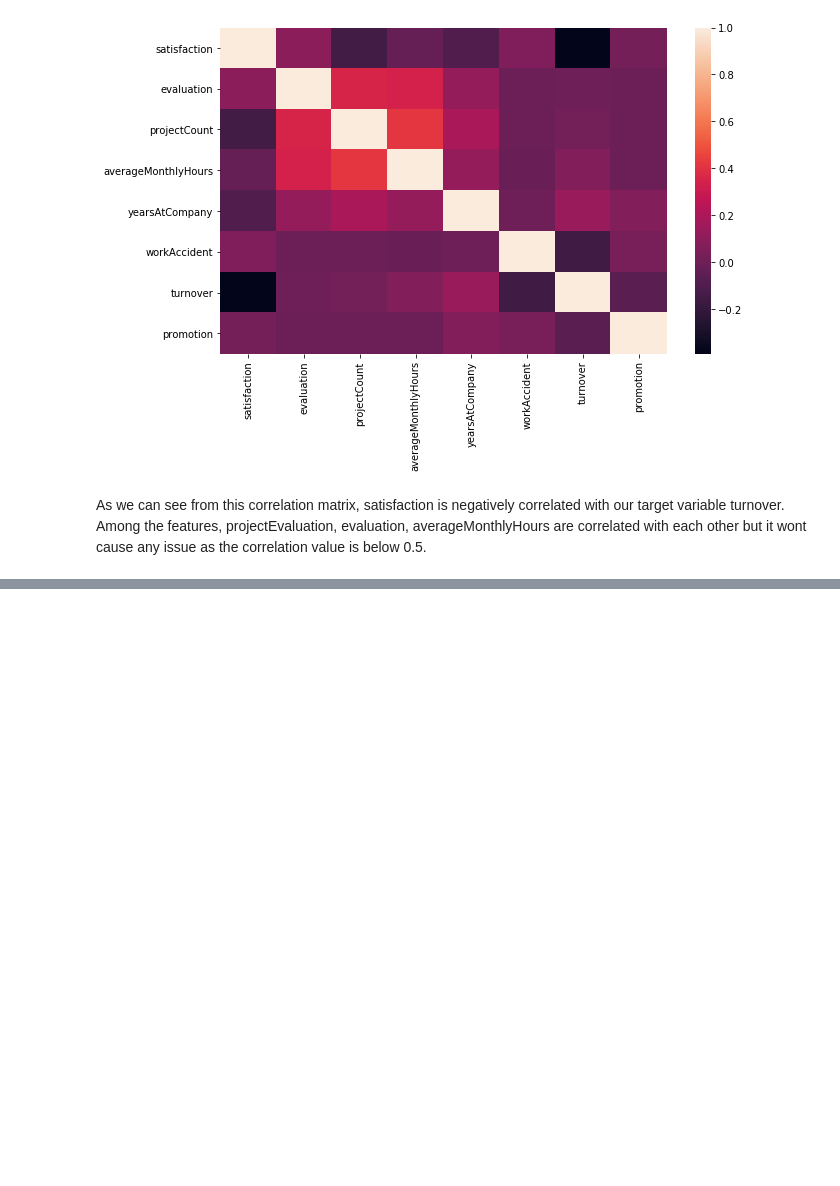
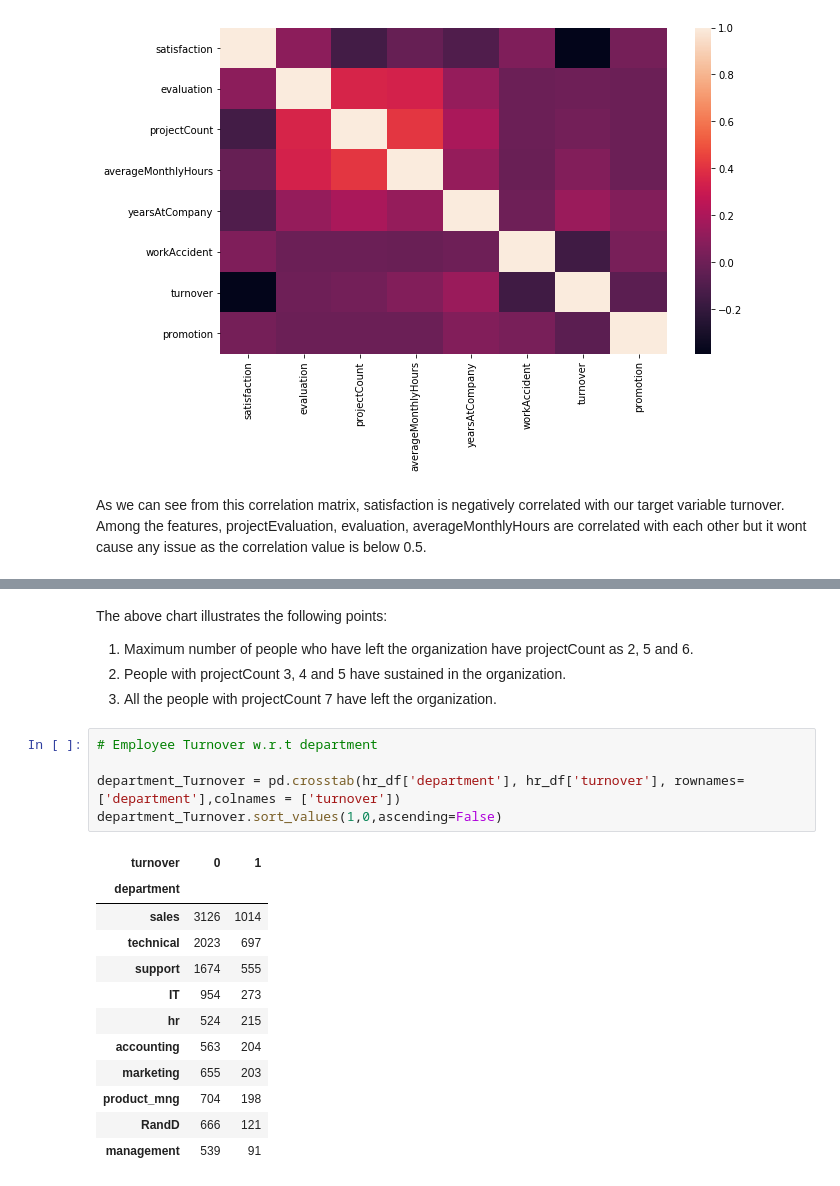
Before and after one commit to nikhilgharge4591/HR_Analytics, a Jupyter notebook: HR_Analytics.ipynb, the cells around one changed output, grey strips where cells are left out. Saved outputs shown, nothing was run; the diff lists cells and outputs as text; blank space fills up the shorter version.

```diff
--- a/HR_Analytics.ipynb
+++ b/HR_Analytics.ipynb
@@ -214,0 +196,24 @@ As we can see from this correlation matrix, satisfaction is negatively correlate
+# %% [markdown]
+The above chart illustrates the following points:
+
+1. Maximum number of people who have left the organization have projectCount as 2, 5 and 6.
+2. People with projectCount 3, 4 and 5 have sustained in the organization.
+3. All the people with projectCount 7 have left the organization.
+# %%
+# Employee Turnover w.r.t department
+
+department_Turnover = pd.crosstab(hr_df['department'], hr_df['turnover'], rownames=['department'],colnames = ['turnover'])
+department_Turnover.sort_values(1,0,ascending=False)
+# %% [output]
+| turnover | 0 | 1 |
+| department |  |  |
+| sales | 3126 | 1014 |
+| technical | 2023 | 697 |
+| support | 1674 | 555 |
+| IT | 954 | 273 |
+| hr | 524 | 215 |
+| accounting | 563 | 204 |
+| marketing | 655 | 203 |
+| product_mng | 704 | 198 |
+| RandD | 666 | 121 |
+| management | 539 | 91 |
```
Also changed, not shown: parts of 5 cells of this notebook.
